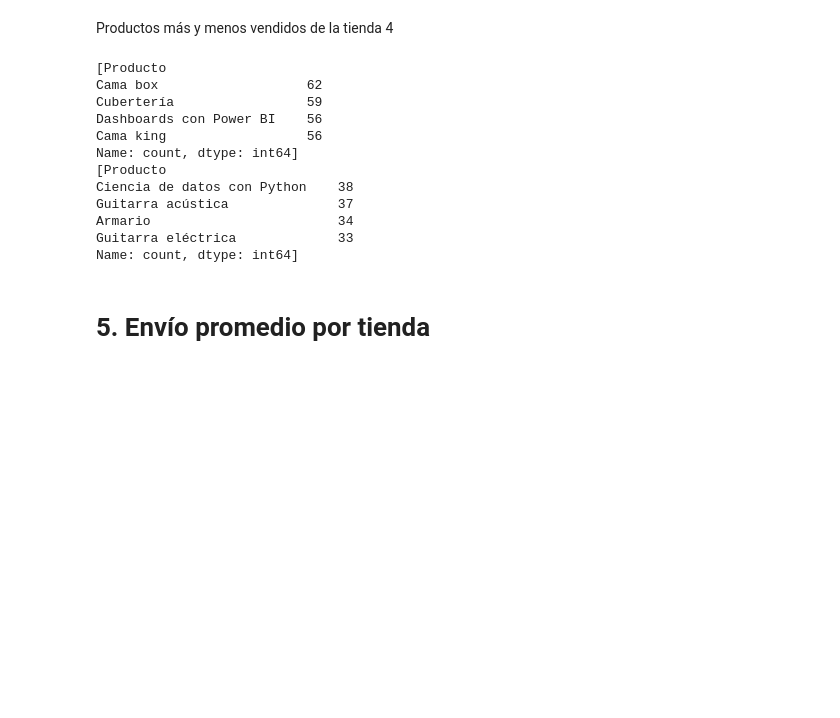
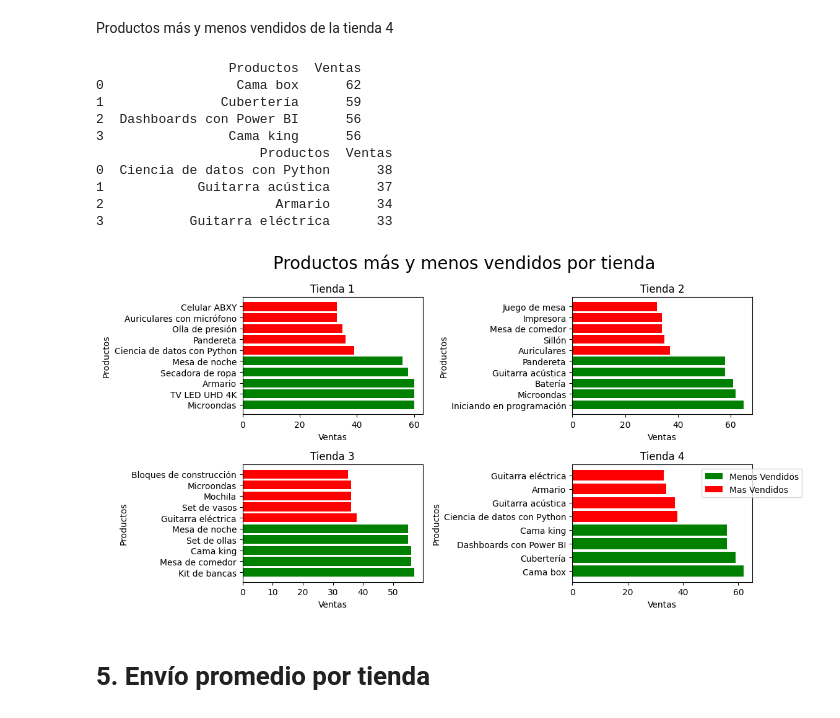
Before and after one commit to Caleb699-hub/challenge_alura_store, a Jupyter notebook: AluraStoreLatam.ipynb, the cells around one changed output. Saved outputs shown, nothing was run; the diff lists cells and outputs as text; code cells hidden in the pictures; blank space fills up the shorter version.

```diff
--- a/AluraStoreLatam.ipynb
+++ b/AluraStoreLatam.ipynb
@@ -224,8 +268,10 @@ Productos más y menos vendidos de la tienda 2
 # %%
 productos2 = pd.Series(tienda2['Producto'])
 frecuencia2 = productos2.value_counts()
-productos_mas_vendidos2 = [frecuencia2.head(4)]
-productos_menos_vendidos2 = [frecuencia2.tail(4)]
+productos_mas_vendidos2 =frecuencia2.head(5).reset_index()
+productos_mas_vendidos2.columns = ["Productos", "Ventas"]
+productos_menos_vendidos2 = frecuencia2.tail(5).reset_index()
+productos_menos_vendidos2.columns = ["Productos","Ventas"]
 print(productos_mas_vendidos2)
 print(productos_menos_vendidos2)
 # %% [output]
@@ -246,8 +292,10 @@ Productos más y menos vendidos de la tienda 3
 # %%
 productos3 = pd.Series(tienda3['Producto'])
 frecuencia3 = productos3.value_counts()
-productos_mas_vendidos3 = [frecuencia3.head(4)]
-productos_menos_vendidos3 = [frecuencia3.tail(4)]
+productos_mas_vendidos3 = frecuencia3.head(5).reset_index()
+productos_mas_vendidos3.columns = ["Productos", "Ventas"]
+productos_menos_vendidos3 = frecuencia3.tail(5).reset_index()
+productos_menos_vendidos3.columns = ["Productos", "Ventas"]
 print(productos_mas_vendidos3)
 print(productos_menos_vendidos3)
 # %% [output]
@@ -268,23 +316,56 @@ Productos más y menos vendidos de la tienda 4
 # %%
 productos4 = pd.Series(tienda4['Producto'])
 frecuencia4 = productos4.value_counts()
-productos_mas_vendidos4 = [frecuencia4.head(4)]
-productos_menos_vendidos4 = [frecuencia4.tail(4)]
+productos_mas_vendidos4 = frecuencia4.head(4).reset_index()
+productos_mas_vendidos4.columns = ["Productos", "Ventas"]
+productos_menos_vendidos4 = frecuencia4.tail(4).reset_index()
+productos_menos_vendidos4.columns = ["Productos", "Ventas"]
 print(productos_mas_vendidos4)
 print(productos_menos_vendidos4)
 # %% [output]
-[Producto
-Cama box                   62
-Cubertería                 59
-Dashboards con Power BI    56
-Cama king                  56
-Name: count, dtype: int64]
-[Producto
-Ciencia de datos con Python    38
-Guitarra acústica              37
-Armario                        34
-Guitarra eléctrica             33
-Name: count, dtype: int64]
+                 Productos  Ventas
+0                 Cama box      62
+1               Cubertería      59
+2  Dashboards con Power BI      56
+3                Cama king      56
+                     Productos  Ventas
+0  Ciencia de datos con Python      38
+1            Guitarra acústica      37
+2                      Armario      34
+3           Guitarra eléctrica      33
+# %%
+fig, axs = plt.subplots(2,2, figsize = (12,6))
+
+axs[0,0].barh(productos_mas_vendidos['Productos'], productos_mas_vendidos["Ventas"], color = ["green"])
+axs[0,0].barh(productos_menos_vendidos['Productos'], productos_menos_vendidos['Ventas'], color = ["red"])
+axs[0,0].set_xlabel("Ventas")
+axs[0,0].set_ylabel("Productos")
+axs[0,0].set_title("Tienda 1")
+
+axs[0,1].barh(productos_mas_vendidos2['Productos'],productos_mas_vendidos2['Ventas'], color = ["green"])
+axs[0,1].barh(productos_menos_vendidos2['Productos'], productos_menos_vendidos2['Ventas'], color = ["red"])
+axs[0,1].set_xlabel("Ventas")
+axs[0,1].set_ylabel("Productos")
+axs[0,1].set_title("Tienda 2")
+
+axs[1,0].barh(productos_mas_vendidos3['Productos'], productos_mas_vendidos3['Ventas'], color = ["green"])
+axs[1,0].barh(productos_menos_vendidos3['Productos'], productos_menos_vendidos3['Ventas'], color = ["red"])
+axs[1,0].set_xlabel("Ventas")
+axs[1,0].set_ylabel("Productos")
+axs[1,0].set_title("Tienda 3")
+
+axs[1,1].barh(productos_mas_vendidos4['Productos'], productos_mas_vendidos4['Ventas'], color = ["green"])
+axs[1,1].barh(productos_menos_vendidos4['Productos'], productos_menos_vendidos4['Ventas'], color = ["red"])
+axs[1,1].set_xlabel("Ventas")
+axs[1,1].set_ylabel("Productos")
+axs[1,1].set_title("Tienda 4")
+
+plt.legend(["Menos Vendidos", "Mas Vendidos"], loc ='upper right', bbox_to_anchor=(1.3, 1))
+plt.suptitle("Productos más y menos vendidos por tienda", fontsize = 20)
+plt.tight_layout()
+plt.show()
+# %% [output]
+[figure, added]
 # %% [markdown]
 # 5. Envío promedio por tienda
 # %%
```
Also changed, not shown: parts of 23 cells of this notebook.
